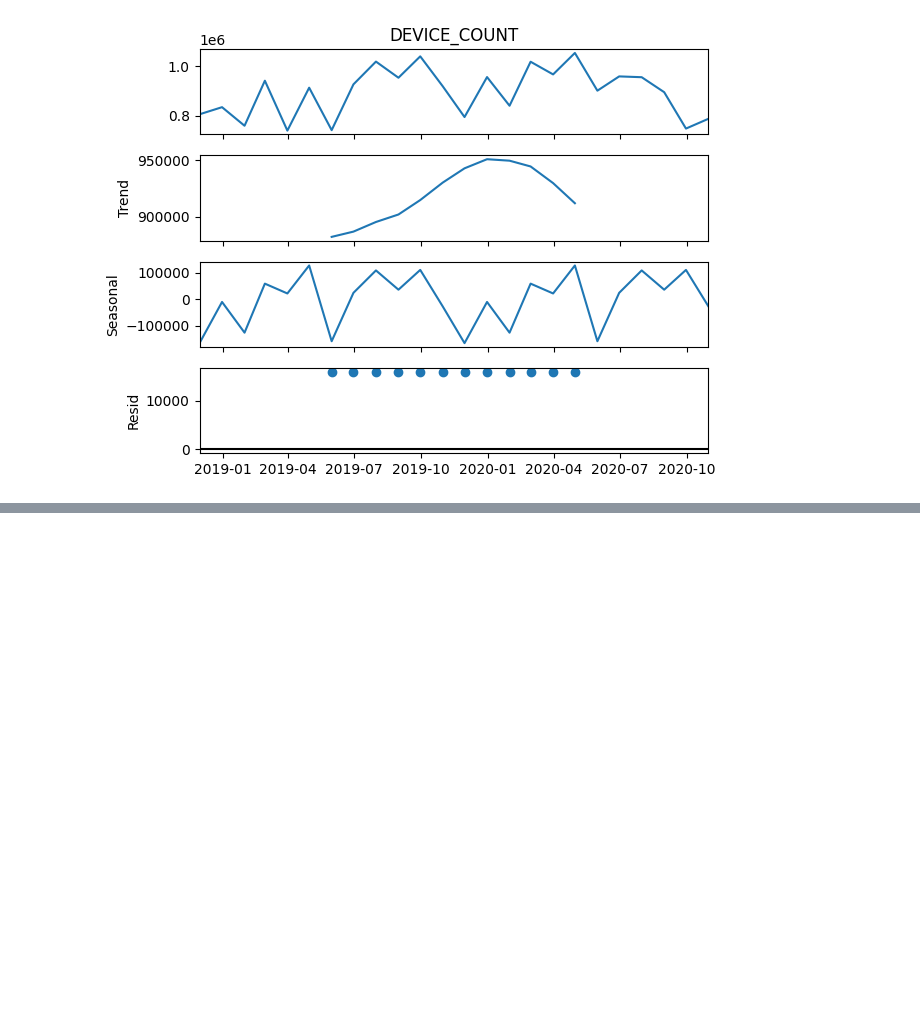
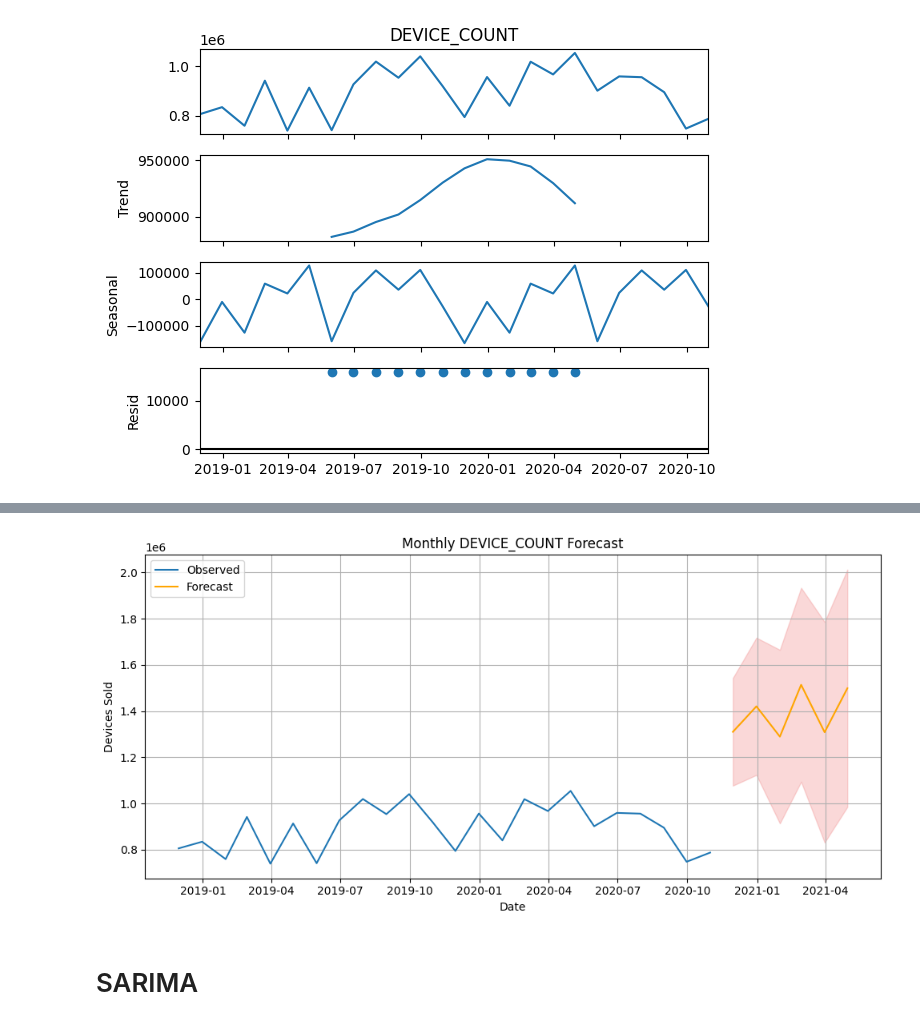
Before and after one commit to mdsri/Wakeb_coop, a Jupyter notebook: Week 4/models.ipynb, the cells around one changed output, grey strips where cells are left out. Drawn from its saved outputs; the diff is of its cells as text; code cells hidden in the pictures; blank space fills up the shorter version.

```diff
--- a/Week 4/models.ipynb
+++ b/Week 4/models.ipynb
@@ -75,0 +91,27 @@ plt.show()
+# %%
+# Forecast 6 months ahead
+n_periods = 6
+forecast = results.get_forecast(steps=n_periods)
+forecast_ci = forecast.conf_int()
+
+# Plot the forecast
+import matplotlib.pyplot as plt
+
+plt.figure(figsize=(10, 5))
+plt.plot(df_monthly.index, df_monthly['DEVICE_COUNT'], label='Observed')
+plt.plot(forecast.predicted_mean.index, forecast.predicted_mean, label='Forecast', color='orange')
+plt.fill_between(forecast_ci.index,
+                 forecast_ci.iloc[:, 0],
+                 forecast_ci.iloc[:, 1],
+                 color='lightcoral', alpha=0.3)
+plt.title('Monthly DEVICE_COUNT Forecast')
+plt.xlabel('Date')
+plt.ylabel('Devices Sold')
+plt.legend()
+plt.grid(True)
+plt.tight_layout()
+plt.show()
+# %% [output]
+[figure, added]
+# %% [markdown]
+# SARIMA
```
Also changed, not shown: parts of 23 cells of this notebook, 2 other files.
